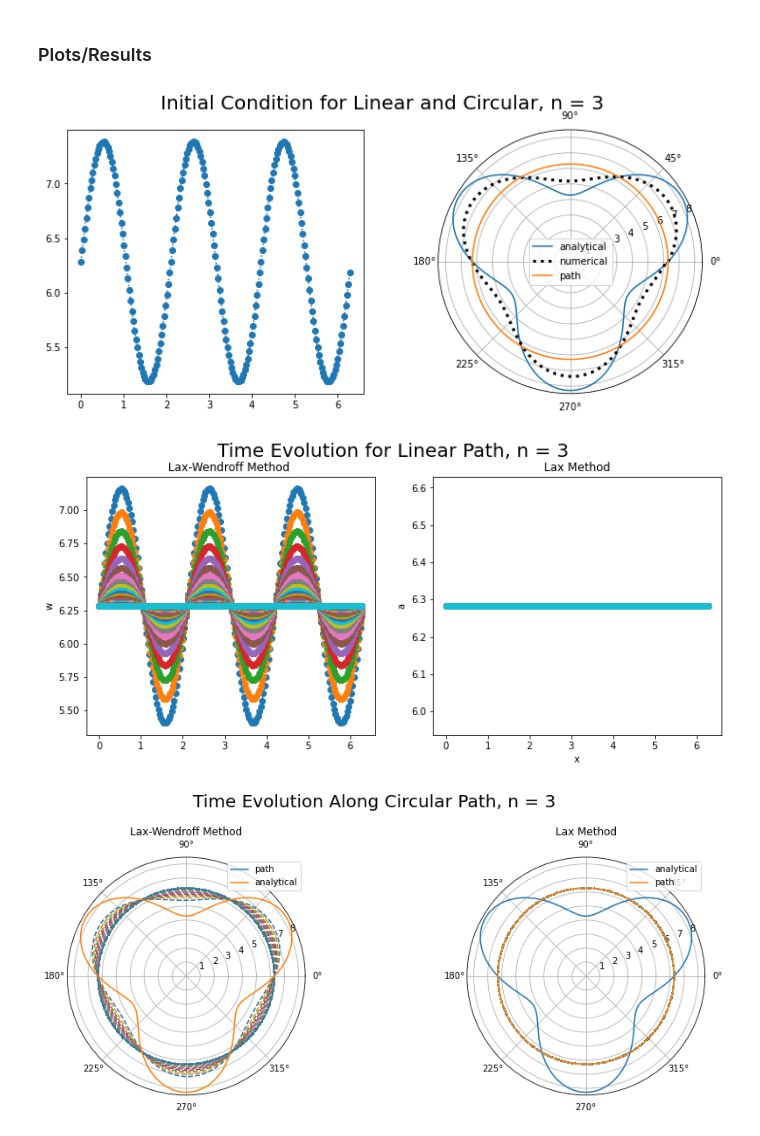
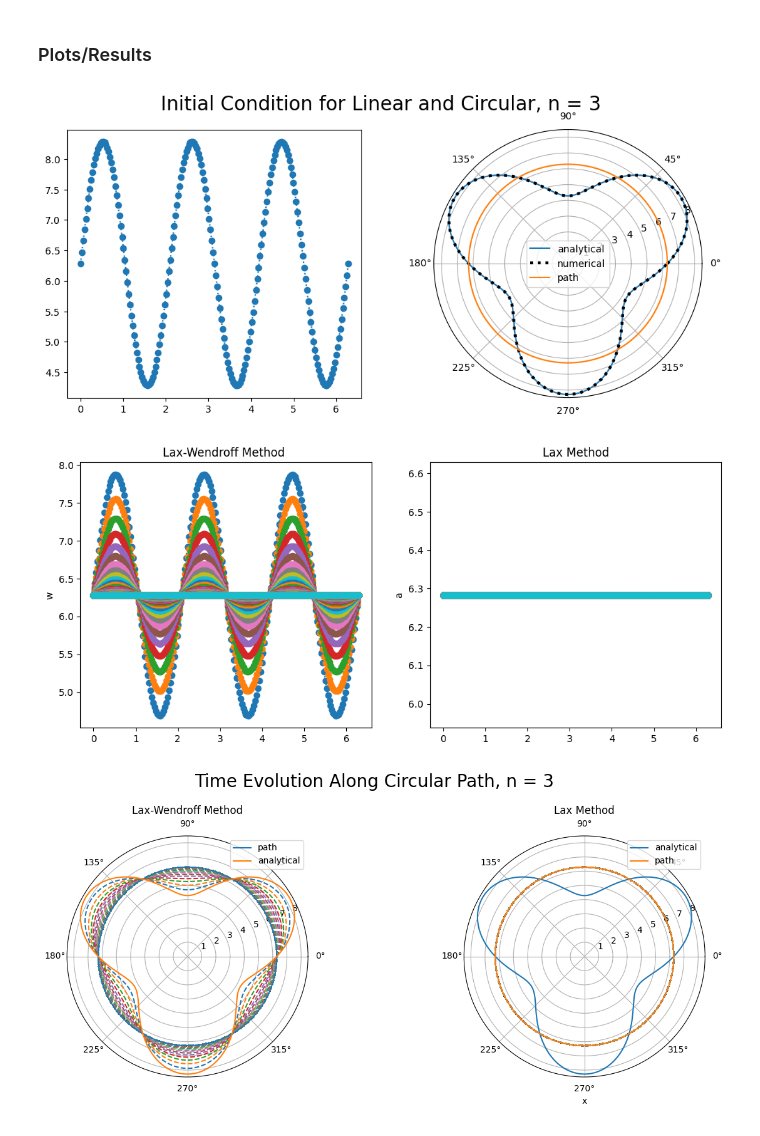
Before and after one commit to SushiSuperposition/ProfHurst_PHYS240_Sp23, a Jupyter notebook: Pruitt/Circular Standing Waves.ipynb, the cells around one changed output. Drawn from its saved outputs; the diff is of its cells as text; code cells hidden in the pictures.

```diff
--- a/Pruitt/Circular Standing Waves.ipynb
+++ b/Pruitt/Circular Standing Waves.ipynb
@@ -53,7 +53,7 @@ sigma = 1  # Width of the Gaussian pulses
 k_wave = np.pi/sigma  # Wave number of the cosine
 
 
-initCond = 'sine' # initCond can be sine, stand, gauss, opp_stand
+initCond = 'stand' # initCond can be sine, stand, gauss, opp_stand
 if initCond == 'sine':
     for i in range(0, N + 1):
         w[i, 0] = rad + 1.1*np.sin((x[i] - const)*(2*np.pi*n)/L)
@@ -178,39 +190,40 @@ ax01.legend()
 plt.suptitle(f"Initial Condition for Linear and Circular, n = {n}", fontsize=20)
 
 fig2, ax2 = plt.subplots(nrows = 1, ncols = 2, figsize=(12, 5))
+fig3, ax3 = plt.subplots(nrows=1, ncols = 2, subplot_kw={'projection': 'polar'}, figsize = (15, 5))
+
 for j in range(1, time_steps + 1):
     ax2[0].plot(x, w[:, j], 'o:')
     ax2[1].plot(x, a[:, j], 'o:')
+    ax3[0].plot(x, w[:, j], '--')
+    ax3[1].plot(x, a[:, j], '--')
+
 plt.xlabel('x')
 ax2[0].set_ylabel('w')
 ax2[0].set_title(f'Lax-Wendroff Method ')
 ax2[1].set_ylabel('a')
 ax2[1].set_title(f'Lax Method')
 plt.suptitle(f'Time Evolution for Linear Path, n = {n}' , fontsize=20)
 
-fig3, ax3 = plt.subplots(nrows=1, ncols = 2, subplot_kw={'projection': 'polar'}, figsize = (15, 5))
-for j in range(1, time_steps + 1):
-    ax3[0].plot(x, w[:, j], '--')
-    ax3[1].plot(x, a[:, j], '--')
 ax3[0].plot(x, rad * np.ones(len(x)), label = 'path')
 ax3[0].set_title('Lax-Wendroff Method')
 
 if initCond == 'stand' or 'opp_stand':
     ax3[0].plot(x, rad + 2*np.sin(n*x), label = 'analytical')
     ax3[1].plot(x, rad + 2*np.sin(n*x), label = 'analytical')
 elif initCond == 'sine':
     ax3[0].plot(x, rad + np.sin(2*n*np.pi*x/L), label = 'analytical')
     ax3[1].plot(x, rad + np.sin(2*n*np.pi*x/L), label = 'analytical')
 
 ax3[1].plot(x, rad * np.ones(len(x)), label = 'path')
 ax3[0].legend()
 ax3[1].legend()
 ax3[1].set_title('Lax Method')
 plt.suptitle(f'Time Evolution Along Circular Path, n = {n}', fontsize=20, y = 1.08)
 
 
 plt.show()
 # %% [output]
-[figure, old version]
+[figure, new version]
-[figure, old version]
+[figure, new version]
-[figure, old version]
+[figure, new version]
```
Also changed, not shown: parts of 6 cells of this notebook.
